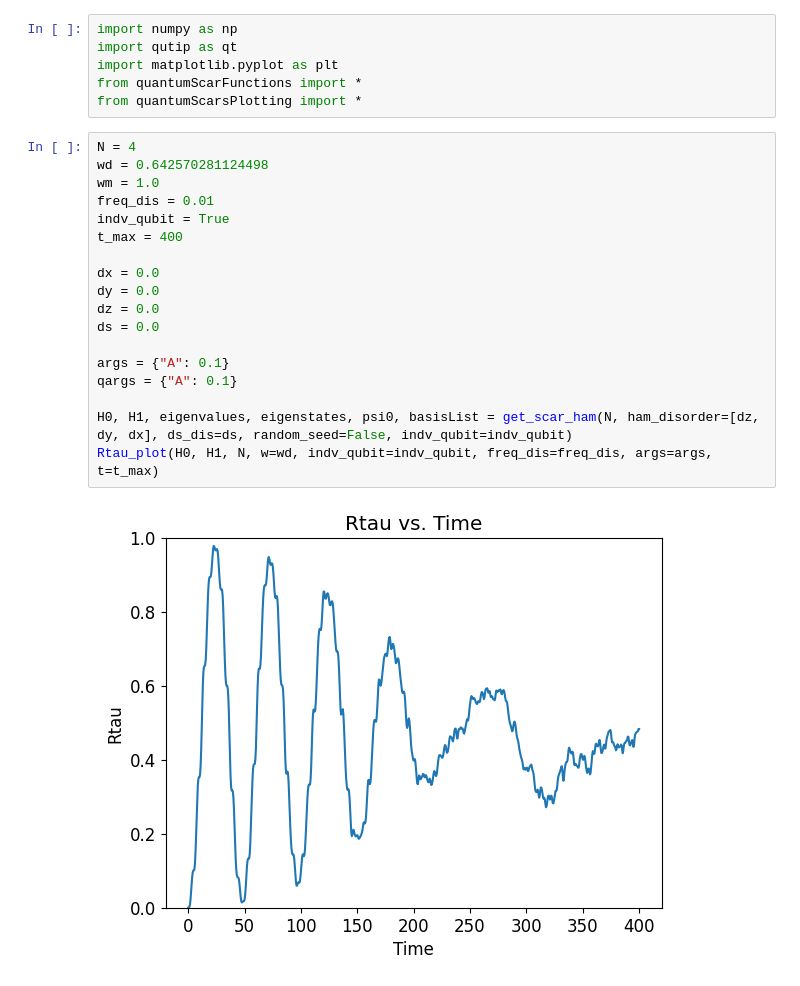
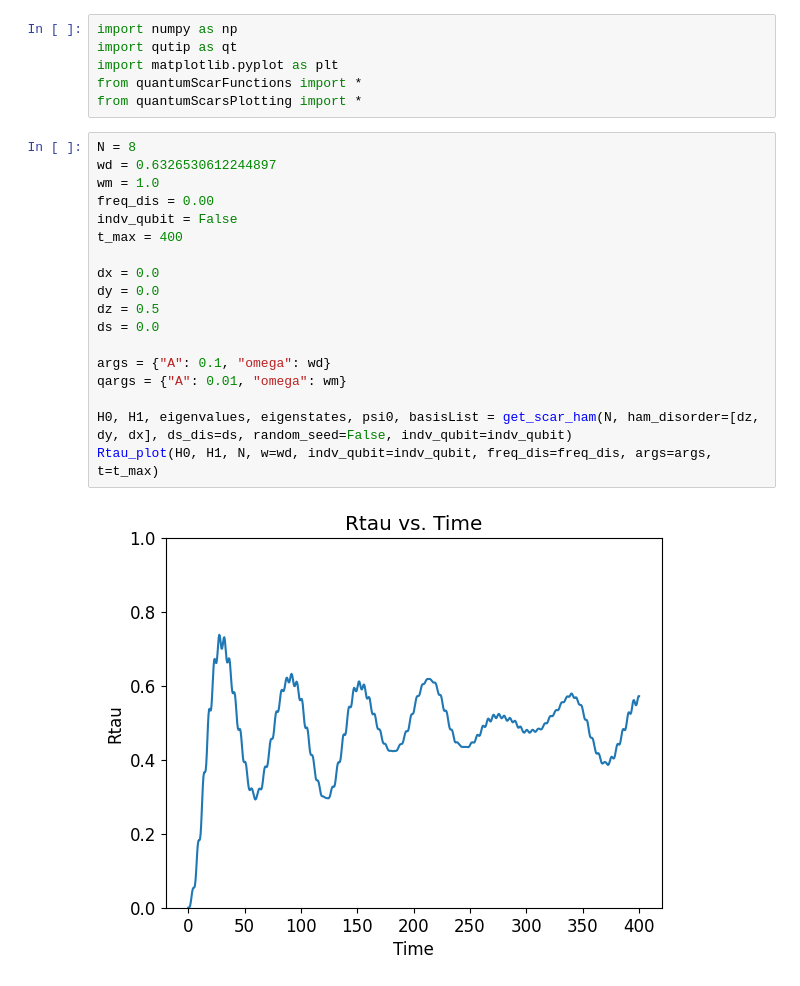
Before and after one commit to Idden/Quantum-Internship, a Jupyter notebook: Quantum_Batteries_Scars/disorder_tests/i_am_handsome.ipynb, the cells around one changed output. Saved outputs shown, nothing was run; the diff lists cells and outputs as text.

```diff
--- a/Quantum_Batteries_Scars/disorder_tests/i_am_handsome.ipynb
+++ b/Quantum_Batteries_Scars/disorder_tests/i_am_handsome.ipynb
@@ -5,23 +5,23 @@ import matplotlib.pyplot as plt
 from quantumScarFunctions import *
 from quantumScarsPlotting import *
 # %%
-N = 4
-wd = 0.642570281124498
+N = 8
+wd = 0.6326530612244897
 wm = 1.0
-freq_dis = 0.01
-indv_qubit = True
+freq_dis = 0.00
+indv_qubit = False
 t_max = 400
 
 dx = 0.0
 dy = 0.0
-dz = 0.0
+dz = 0.5
 ds = 0.0
 
-args = {"A": 0.1}
-qargs = {"A": 0.1}
+args = {"A": 0.1, "omega": wd}
+qargs = {"A": 0.01, "omega": wm}
 
 H0, H1, eigenvalues, eigenstates, psi0, basisList = get_scar_ham(N, ham_disorder=[dz, dy, dx], ds_dis=ds, random_seed=False, indv_qubit=indv_qubit)
 Rtau_plot(H0, H1, N, w=wd, indv_qubit=indv_qubit, freq_dis=freq_dis, args=args, t=t_max)
 # %% [output]
-[figure, old version]
+[figure, new version]
 # %%
```
Also changed, not shown: parts of 1 cell of this notebook, 3 other files.
